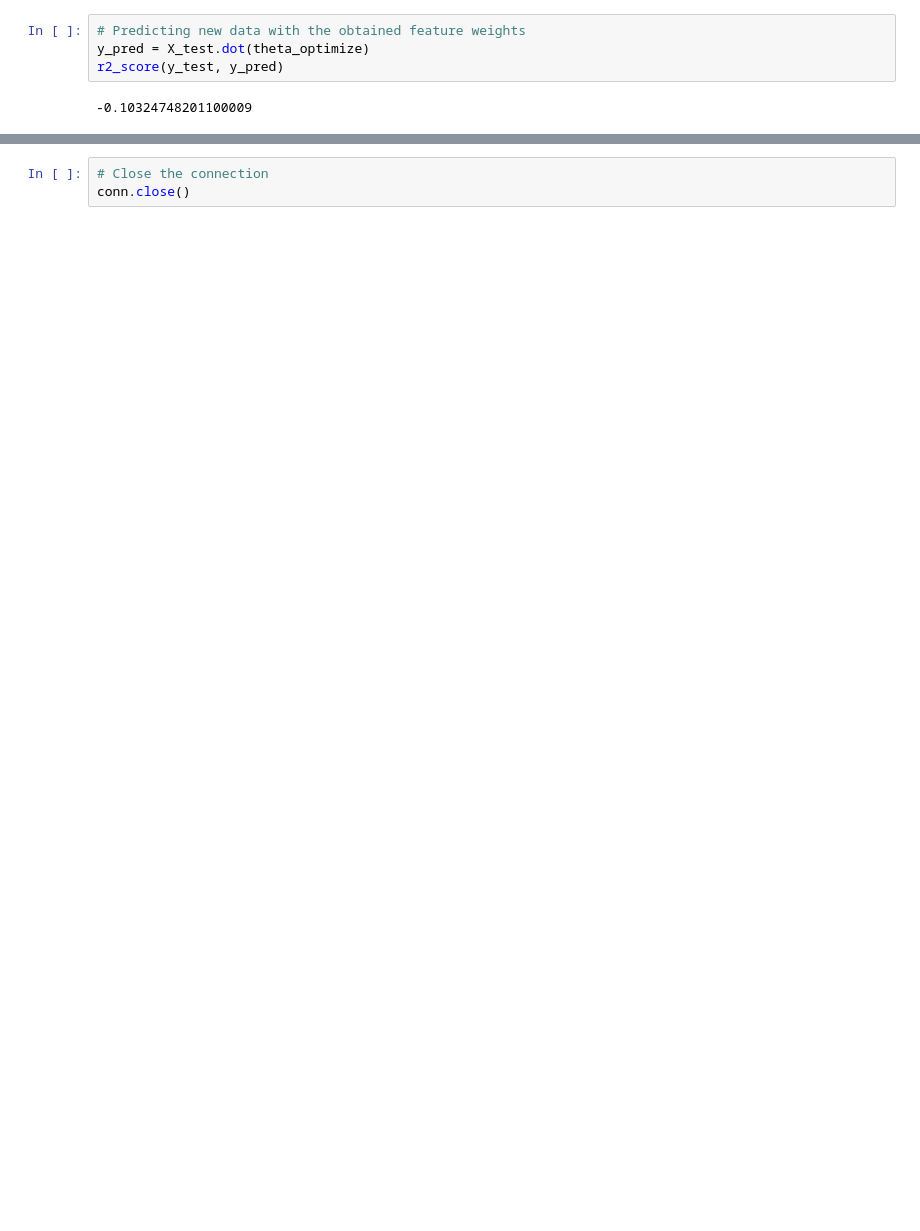
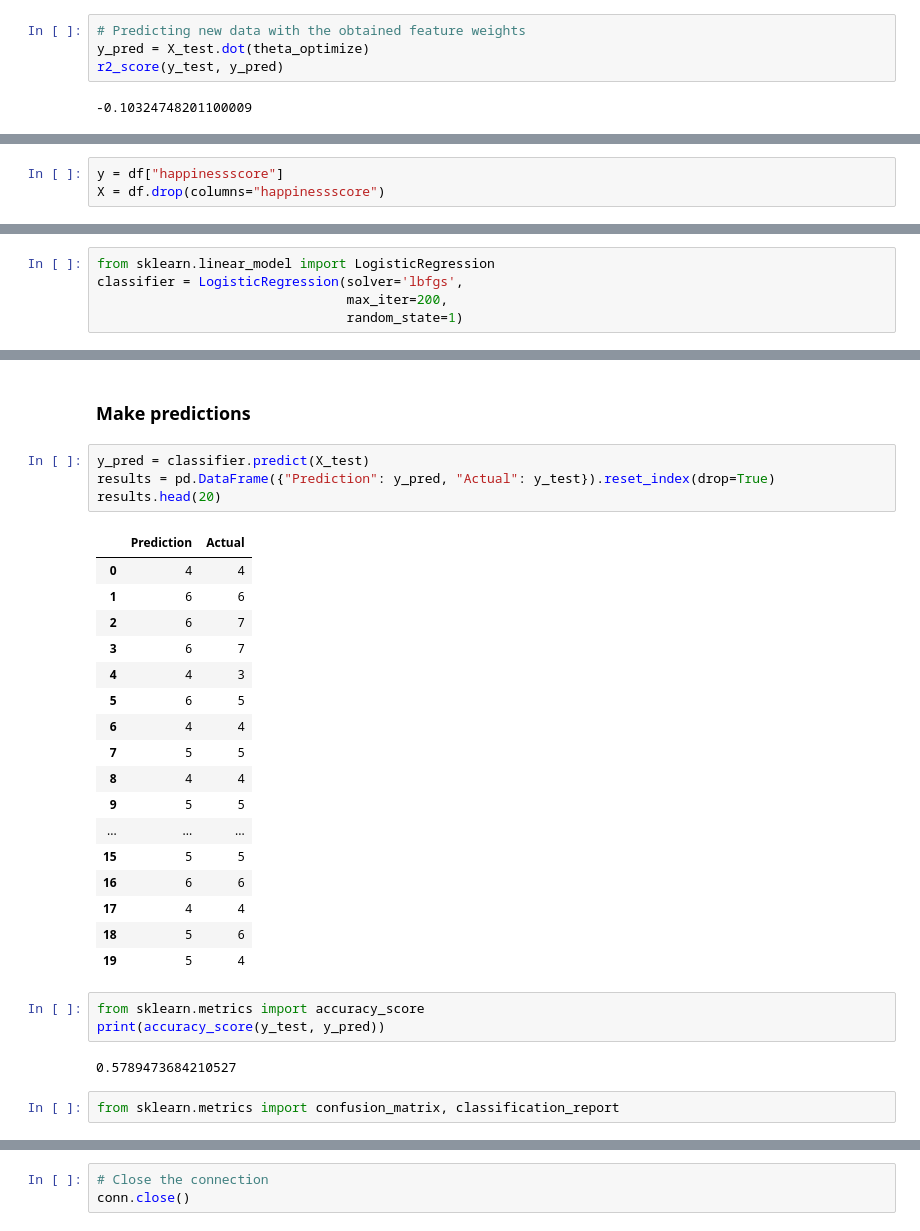
Before and after one commit to tn64/Happy_Places, a Jupyter notebook: Supervised_Machine_Learning/SML_Linear_Regression-2019.ipynb, the cells around one changed output, grey strips where cells are left out. Saved outputs shown, nothing was run; the diff lists cells and outputs as text; blank space fills up the shorter version.

```diff
--- a/Supervised_Machine_Learning/SML_Linear_Regression-2019.ipynb
+++ b/Supervised_Machine_Learning/SML_Linear_Regression-2019.ipynb
@@ -356,0 +450,3 @@ plt.plot(x, m*x + b)
+# %%
+y = df["happinessscore"]
+X = df.drop(columns="happinessscore")
@@ -356,0 +467,5 @@ plt.plot(x, m*x + b)
+# %%
+from sklearn.linear_model import LogisticRegression
+classifier = LogisticRegression(solver='lbfgs',
+                                max_iter=200,
+                                random_state=1)
@@ -356,0 +478,31 @@ plt.plot(x, m*x + b)
+# %% [markdown]
+### Make predictions
+# %%
+y_pred = classifier.predict(X_test)
+results = pd.DataFrame({"Prediction": y_pred, "Actual": y_test}).reset_index(drop=True)
+results.head(20)
+# %% [output]
+|  | Prediction | Actual |
+| 0 | 4 | 4 |
+| 1 | 6 | 6 |
+| 2 | 6 | 7 |
+| 3 | 6 | 7 |
+| 4 | 4 | 3 |
+| 5 | 6 | 5 |
+| 6 | 4 | 4 |
+| 7 | 5 | 5 |
+| 8 | 4 | 4 |
+| 9 | 5 | 5 |
+| ... | ... | ... |
+| 15 | 5 | 5 |
+| 16 | 6 | 6 |
+| 17 | 4 | 4 |
+| 18 | 5 | 6 |
+| 19 | 5 | 4 |
+# %%
+from sklearn.metrics import accuracy_score
+print(accuracy_score(y_test, y_pred))
+# %% [output]
+0.5789473684210527
+# %%
+from sklearn.metrics import confusion_matrix, classification_report
```
Also changed, not shown: parts of 44 cells of this notebook.
